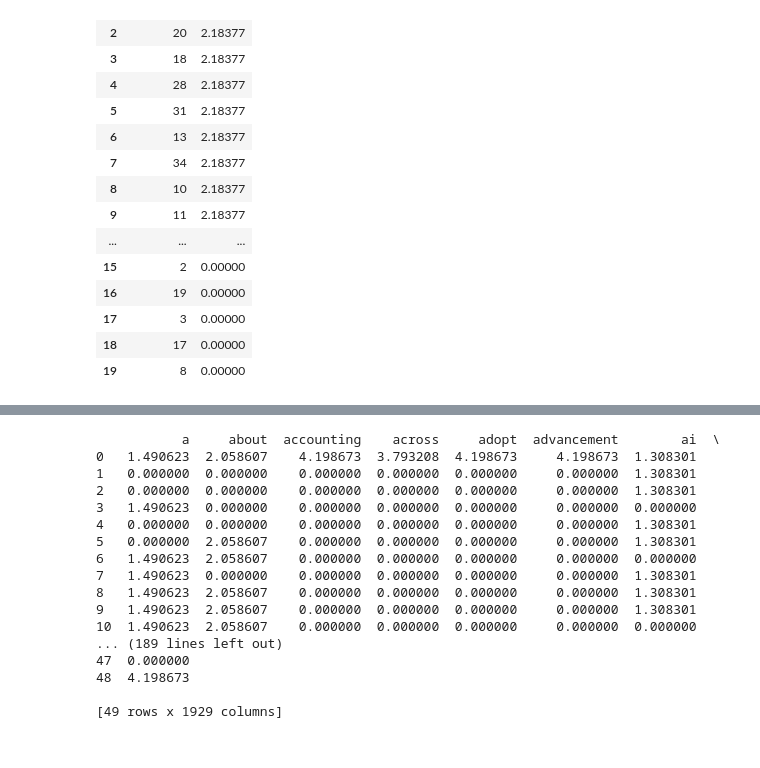
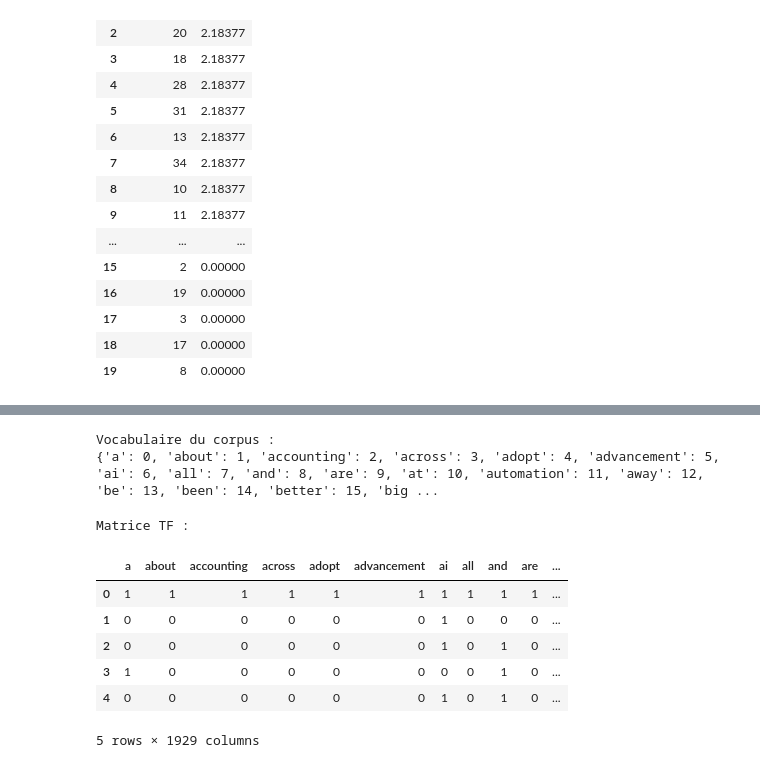
Before and after one commit to Antoine-Vuillet/PythonCorpus, a Jupyter notebook: Project/Projet_V2.ipynb, the cells around one changed output, grey strips where cells are left out. Cells and saved outputs as stored; diff of their text form; code cells hidden in the pictures.

```diff
--- a/Project/Projet_V2.ipynb
+++ b/Project/Projet_V2.ipynb
@@ -98,20 +64,21 @@ Length: 1929, dtype: int64
-# %%
-print(engine.mat_TFxIDF_df)
-# %% [output]
-           a     about  accounting    across     adopt  advancement        ai  \
-0   1.490623  2.058607    4.198673  3.793208  4.198673     4.198673  1.308301
-1   0.000000  0.000000    0.000000  0.000000  0.000000     0.000000  1.308301
-2   0.000000  0.000000    0.000000  0.000000  0.000000     0.000000  1.308301
-3   1.490623  0.000000    0.000000  0.000000  0.000000     0.000000  0.000000
-4   0.000000  0.000000    0.000000  0.000000  0.000000     0.000000  1.308301
-5   0.000000  2.058607    0.000000  0.000000  0.000000     0.000000  1.308301
-6   1.490623  2.058607    0.000000  0.000000  0.000000     0.000000  0.000000
-7   1.490623  0.000000    0.000000  0.000000  0.000000     0.000000  1.308301
-8   1.490623  2.058607    0.000000  0.000000  0.000000     0.000000  1.308301
-9   1.490623  2.058607    0.000000  0.000000  0.000000     0.000000  1.308301
-10  1.490623  2.058607    0.000000  0.000000  0.000000     0.000000  0.000000
-... (189 lines left out)
-47  0.000000
-48  4.198673
-
-[49 rows x 1929 columns]
+# %%
+# Afficher le vocabulaire
+vocabulaire = engine.construire_vocabulaire()
+print("Vocabulaire du corpus :")
+print(vocabulaire)
+# %% [output]
+Vocabulaire du corpus :
+{'a': 0, 'about': 1, 'accounting': 2, 'across': 3, 'adopt': 4, 'advancement': 5, 'ai': 6, 'all': 7, 'and': 8, 'are': 9, 'at': 10, 'automation': 11, 'away': 12, 'be': 13, 'been': 14, 'better': 15, 'big ...
+# %%
+# Afficher la matrice TF
+print("Matrice TF :")
+display(engine.matrice_tf_df.head())
+# %% [output]
+Matrice TF :
+|  | a | about | accounting | across | adopt | advancement | ai | all | and | are | ... |
+| 0 | 1 | 1 | 1 | 1 | 1 | 1 | 1 | 1 | 1 | 1 | ... |
+| 1 | 0 | 0 | 0 | 0 | 0 | 0 | 1 | 0 | 0 | 0 | ... |
+| 2 | 0 | 0 | 0 | 0 | 0 | 0 | 1 | 0 | 1 | 0 | ... |
+| 3 | 1 | 0 | 0 | 0 | 0 | 0 | 0 | 0 | 1 | 0 | ... |
+| 4 | 0 | 0 | 0 | 0 | 0 | 0 | 1 | 0 | 1 | 0 | ... |
+5 rows × 1929 columns
```
Also changed, not shown: parts of 6 cells of this notebook.
